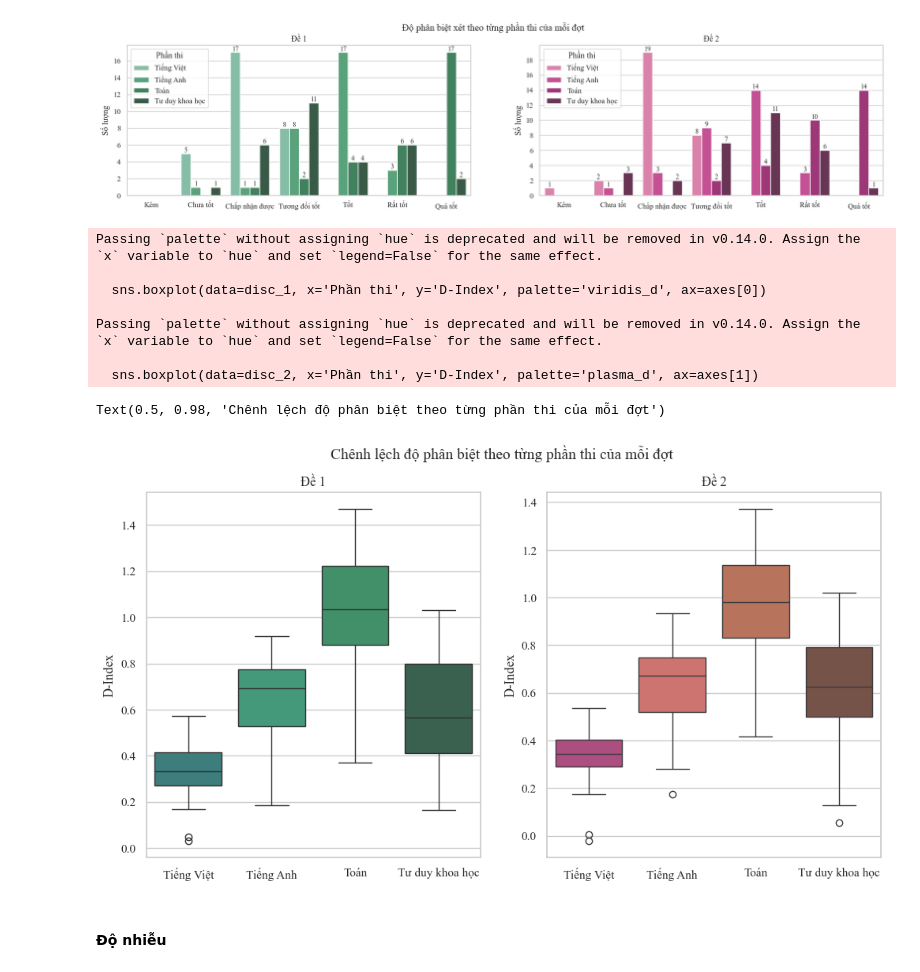
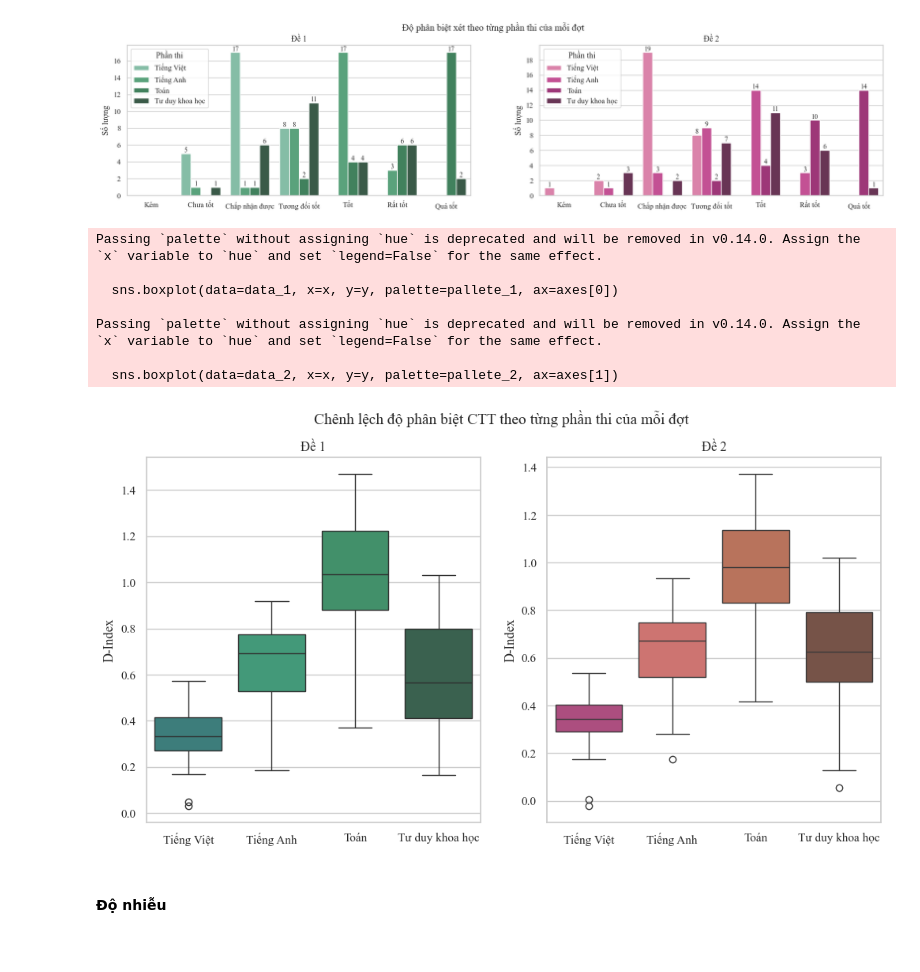
Before and after one commit to DuongThai2712/item-analysis-and-mmle-irt, a Jupyter notebook: main.ipynb, the cells around one changed output. Cells and saved outputs as stored; diff of their text form; code cells hidden in the pictures.

```diff
--- a/main.ipynb
+++ b/main.ipynb
@@ -385,24 +375,16 @@ plt.suptitle('Độ phân biệt xét theo từng phần thi của mỗi đợt'
 Text(0.5, 1.0, 'Độ phân biệt xét theo từng phần thi của mỗi đợt')
 [figure]
 # %%
-fig, axes = plt.subplots(ncols=2, figsize=(12, 6))
-sns.boxplot(data=disc_1, x='Phần thi', y='D-Index', palette='viridis_d', ax=axes[0])
-axes[0].set_title('Đề 1')
-axes[0].set_xlabel(None)
-sns.boxplot(data=disc_2, x='Phần thi', y='D-Index', palette='plasma_d', ax=axes[1])
-axes[1].set_title('Đề 2')
-axes[1].set_xlabel(None)
-plt.suptitle('Chênh lệch độ phân biệt theo từng phần thi của mỗi đợt', fontsize=14, y=0.98)
+ip.draw_box_plot(disc_1, disc_2, 'Phần thi', 'D-Index', 'viridis_d', 'plasma_d', 'Chênh lệch độ phân biệt CTT theo từng phần thi của mỗi đợt')
 # %% [output]
 Passing `palette` without assigning `hue` is deprecated and will be removed in v0.14.0. Assign the `x` variable to `hue` and set `legend=False` for the same effect.
 
-  sns.boxplot(data=disc_1, x='Phần thi', y='D-Index', palette='viridis_d', ax=axes[0])
+  sns.boxplot(data=data_1, x=x, y=y, palette=pallete_1, ax=axes[0])
 
 Passing `palette` without assigning `hue` is deprecated and will be removed in v0.14.0. Assign the `x` variable to `hue` and set `legend=False` for the same effect.
 
-  sns.boxplot(data=disc_2, x='Phần thi', y='D-Index', palette='plasma_d', ax=axes[1])
+  sns.boxplot(data=data_2, x=x, y=y, palette=pallete_2, ax=axes[1])
-Text(0.5, 0.98, 'Chênh lệch độ phân biệt theo từng phần thi của mỗi đợt')
-[figure, old version]
+[figure, new version]
 # %% [markdown]
 #### Độ nhiễu
 # %%
```
Also changed, not shown: parts of 6 cells of this notebook, 1 other file.
